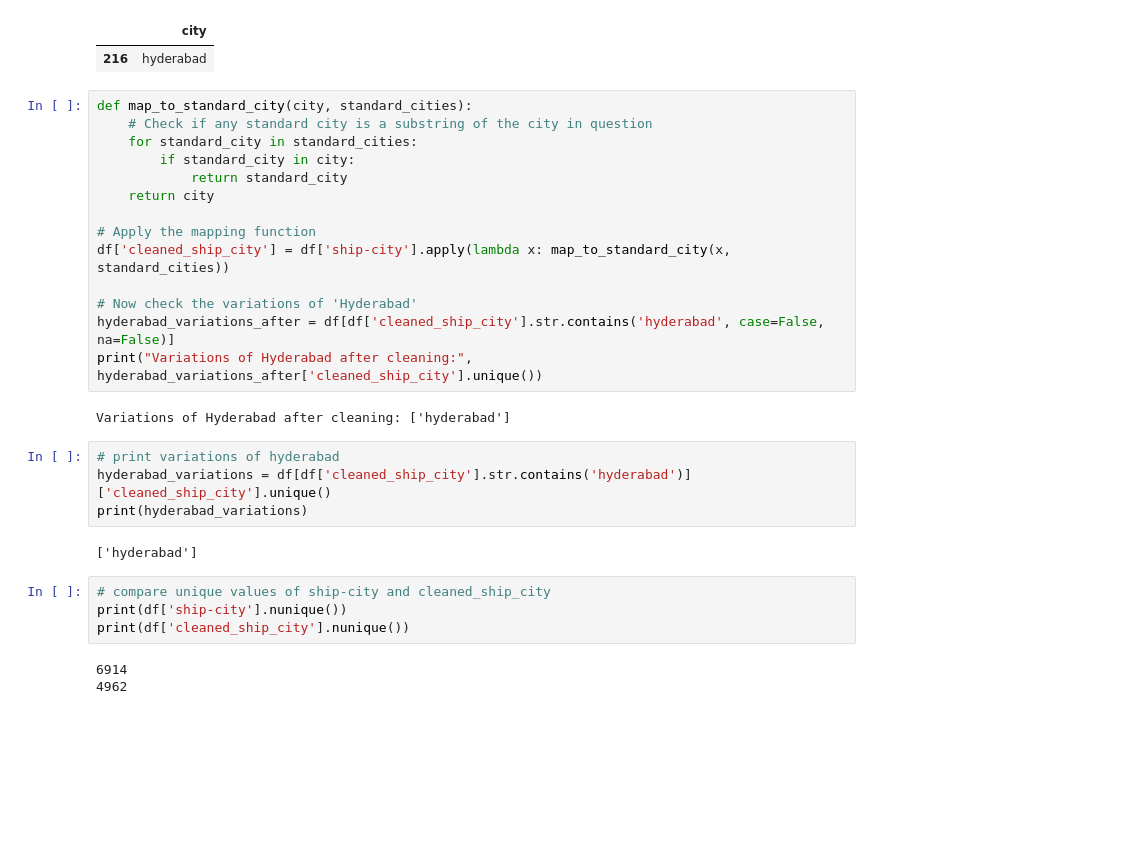
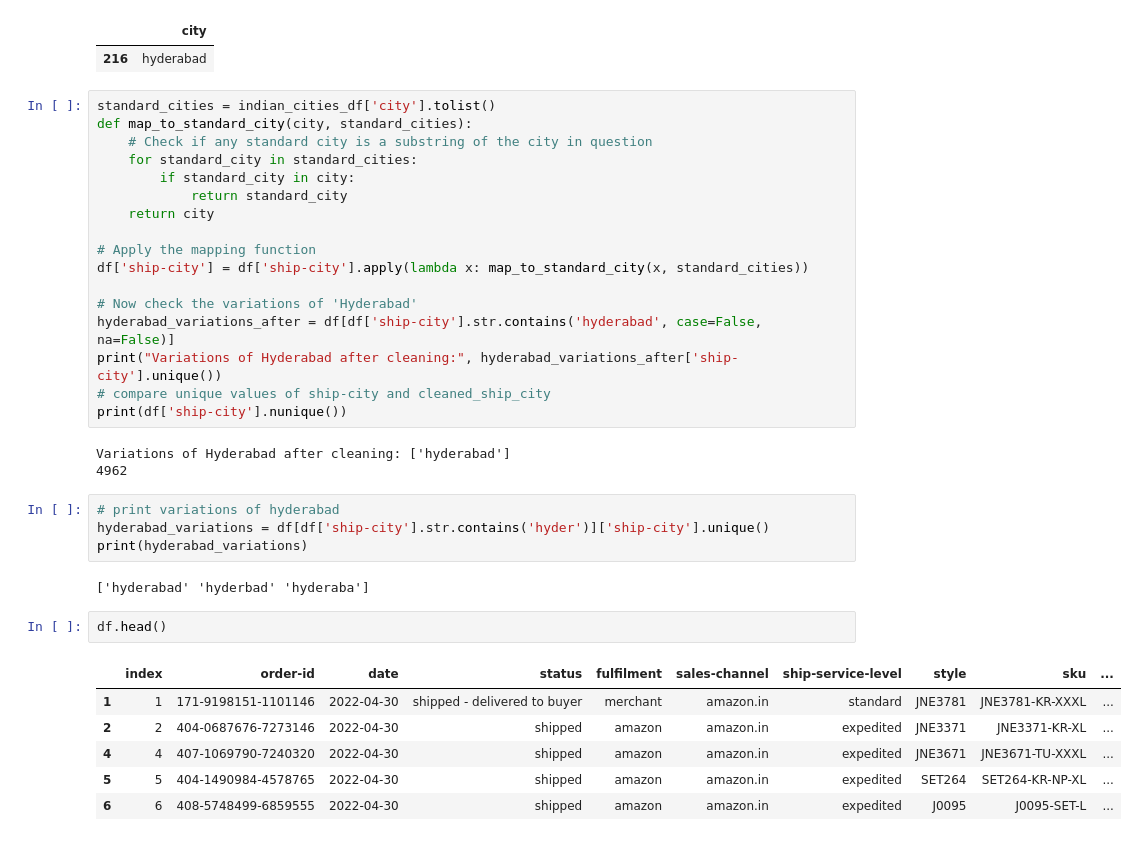
Before and after one commit to jesab/ml_assignment_1, a Jupyter notebook: JS_ML_Assignment_2.ipynb, the cells around one changed output. Drawn from its saved outputs; the diff is of its cells as text; blank space fills up the shorter version.

```diff
--- a/JS_ML_Assignment_2.ipynb
+++ b/JS_ML_Assignment_2.ipynb
@@ -371,6 +371,7 @@ indian_cities_df[indian_cities_df['city'] == 'hyderabad']
 |  | city |
 | 216 | hyderabad |
 # %%
+standard_cities = indian_cities_df['city'].tolist()
 def map_to_standard_city(city, standard_cities):
     # Check if any standard city is a substring of the city in question
     for standard_city in standard_cities:
@@ -379,23 +380,28 @@ def map_to_standard_city(city, standard_cities):
     return city
 
 # Apply the mapping function
-df['cleaned_ship_city'] = df['ship-city'].apply(lambda x: map_to_standard_city(x, standard_cities))
+df['ship-city'] = df['ship-city'].apply(lambda x: map_to_standard_city(x, standard_cities))
 
 # Now check the variations of 'Hyderabad'
-hyderabad_variations_after = df[df['cleaned_ship_city'].str.contains('hyderabad', case=False, na=False)]
-print("Variations of Hyderabad after cleaning:", hyderabad_variations_after['cleaned_ship_city'].unique())
+hyderabad_variations_after = df[df['ship-city'].str.contains('hyderabad', case=False, na=False)]
+print("Variations of Hyderabad after cleaning:", hyderabad_variations_after['ship-city'].unique())
+# compare unique values of ship-city and cleaned_ship_city
+print(df['ship-city'].nunique())
 # %% [output]
 Variations of Hyderabad after cleaning: ['hyderabad']
+4962
 # %%
 # print variations of hyderabad
-hyderabad_variations = df[df['cleaned_ship_city'].str.contains('hyderabad')]['cleaned_ship_city'].unique()
+hyderabad_variations = df[df['ship-city'].str.contains('hyder')]['ship-city'].unique()
 print(hyderabad_variations)
 # %% [output]
-['hyderabad']
+['hyderabad' 'hyderbad' 'hyderaba']
-# %%
-# compare unique values of ship-city and cleaned_ship_city
-print(df['ship-city'].nunique())
-print(df['cleaned_ship_city'].nunique())
-# %% [output]
-6914
-4962
+# %%
+df.head()
+# %% [output]
+|  | index | order-id | date | status | fulfilment | sales-channel | ship-service-level | style | sku | ... |
+| 1 | 1 | 171-9198151-1101146 | 2022-04-30 | shipped - delivered to buyer | merchant | amazon.in | standard | JNE3781 | JNE3781-KR-XXXL | ... |
+| 2 | 2 | 404-0687676-7273146 | 2022-04-30 | shipped | amazon | amazon.in | expedited | JNE3371 | JNE3371-KR-XL | ... |
+| 4 | 4 | 407-1069790-7240320 | 2022-04-30 | shipped | amazon | amazon.in | expedited | JNE3671 | JNE3671-TU-XXXL | ... |
+| 5 | 5 | 404-1490984-4578765 | 2022-04-30 | shipped | amazon | amazon.in | expedited | SET264 | SET264-KR-NP-XL | ... |
+| 6 | 6 | 408-5748499-6859555 | 2022-04-30 | shipped | amazon | amazon.in | expedited | J0095 | J0095-SET-L | ... |
```
Also changed, not shown: parts of 19 cells of this notebook, 1 other file.
